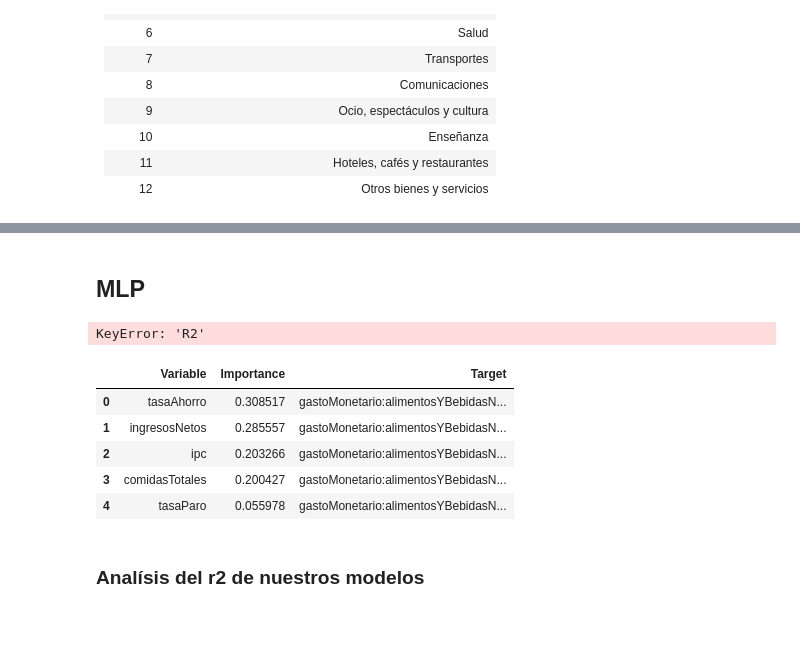
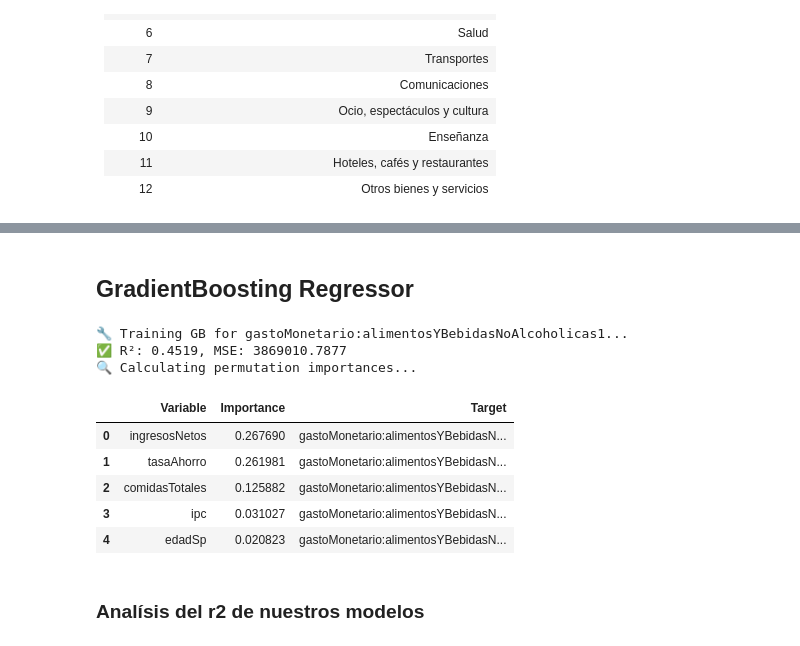
Before and after one commit to rauulrivero/ExpenseAnalysis, a Jupyter notebook: notebooks/sensivity_analysis/sensitivity_analysis_no_lineal_supercategory.ipynb, the cells around one changed output, grey strips where cells are left out. Saved outputs shown, nothing was run; the diff lists cells and outputs as text; code cells hidden in the pictures.

```diff
--- a/notebooks/sensivity_analysis/sensitivity_analysis_no_lineal_supercategory.ipynb
+++ b/notebooks/sensivity_analysis/sensitivity_analysis_no_lineal_supercategory.ipynb
@@ -4,7 +4,7 @@ import re
 import pandas as pd
 # %%
 def load_hogar_ccaa_data(
-    path_pattern: str = '../../datamarts/picotaData_supercategory/hogarCCAA*.tsv',
+    path_pattern: str = '../../datamarts/picotaDataSuperCategories/hogar*.tsv',
     sort_by_ccaa: bool = True,
     ccaa_column_name: str = 'ccaa'
 ) -> pd.DataFrame:
@@ -16,7 +16,7 @@ def load_hogar_ccaa_data(
     Parameters
     ----------
     path_pattern : str
-        Patrón glob para localizar los archivos (por defecto '../../datamarts/picotaData/hogarCCAA*.tsv').
+        Patrón glob para localizar los archivos (por defecto '../../datamarts/picotaData/hogar*.tsv').
     sort_by_ccaa : bool
         Si True, ordena el DataFrame resultante por la columna de CCAA.
     ccaa_column_name : str
@@ -31,7 +31,7 @@ def load_hogar_ccaa_data(
     dfs = []
 
     for fp in files:
-        m = re.search(r'hogarCCAA(\d+)\.tsv$', fp)
+        m = re.search(r'hogar(\d+)\.tsv$', fp)
         if not m:
             continue
         code = m.group(1).zfill(2)  # si quieres siempre dos dígitos, ojo
@@ -67,11 +67,11 @@ df = pd.get_dummies(df, columns=['ccaa', 'fuentePrincipalIngresos'], prefix=['cc
 
 df.rename(columns=lambda x: re.sub(r'^ccaa_(\d+)$', r'ccaa_\1', x), inplace=True)
 df.rename(columns=lambda x: re.sub(r'^fuentePrincipalIngresos_(\d+)$', r'fuentePrincipalIngresos_\1', x), inplace=True)
-# %%
-df['miembros:total'] = df['miembros:activos'] + df['miembros:noActivos']
-df['miembros:niños'] = df['miembros:niños:masculinos'] + df['miembros:niños:femeninos']
-df["miembros:adultos"] = df['miembros:adultos:masculinos'] + df['miembros:adultos:femeninos']
-df["miembros:ancianos"] = df['miembros:ancianos:masculinos'] + df['miembros:ancianos:femeninos']
+# %%
+df['miembros:total'] = df['miembros:activos'] + df['miembros:noActivos']
+df['miembros:ninos'] = df['miembros:ninos:masculinos'] + df['miembros:ninos:femeninos']
+df["miembros:adultos"] = df['miembros:adultos:masculinos'] + df['miembros:adultos:femeninos']
+df["miembros:ancianos"] = df['miembros:ancianos:masculinos'] + df['miembros:ancianos:femeninos']
 # %%
 df.head(
 )
@@ -122,5 +106,5 @@ df
 # %% [markdown]
-## MLP
+## GradientBoosting Regressor
 # %%
 from sklearn.neural_network import MLPRegressor
 from sklearn.model_selection import train_test_split
@@ -205,18 +221,20 @@ def train_mlp_per_category(df, output_columns, hidden_layer_sizes=(128, 64, 32),
 
     return r2_df, importances_df, mse_df
 # %%
-mlp_r2_df, mlp_importances_df, mse_df = train_mlp_per_category(df, output_columns)
+r2_df, importances_df, mse_df = train_gb_per_category(df, output_columns)
 # %% [output]
-KeyError: 'R2'
+🔧 Training GB for gastoMonetario:alimentosYBebidasNoAlcoholicas1...
+✅ R²: 0.4519, MSE: 3869010.7877
+🔍 Calculating permutation importances...
 # %%
-mlp_importances_df.head(5)
+importances_df.head(5)
 # %% [output]
 |  | Variable | Importance | Target |
-| 0 | tasaAhorro | 0.308517 | gastoMonetario:alimentosYBebidasN... |
-| 1 | ingresosNetos | 0.285557 | gastoMonetario:alimentosYBebidasN... |
-| 2 | ipc | 0.203266 | gastoMonetario:alimentosYBebidasN... |
-| 3 | comidasTotales | 0.200427 | gastoMonetario:alimentosYBebidasN... |
-| 4 | tasaParo | 0.055978 | gastoMonetario:alimentosYBebidasN... |
+| 0 | ingresosNetos | 0.267690 | gastoMonetario:alimentosYBebidasN... |
+| 1 | tasaAhorro | 0.261981 | gastoMonetario:alimentosYBebidasN... |
+| 2 | comidasTotales | 0.125882 | gastoMonetario:alimentosYBebidasN... |
+| 3 | ipc | 0.031027 | gastoMonetario:alimentosYBebidasN... |
+| 4 | edadSp | 0.020823 | gastoMonetario:alimentosYBebidasN... |
 # %% [markdown]
 ### Analísis del r2 de nuestros modelos
 # %%
```
Also changed, not shown: parts of 26 cells of this notebook, 6 other files.
